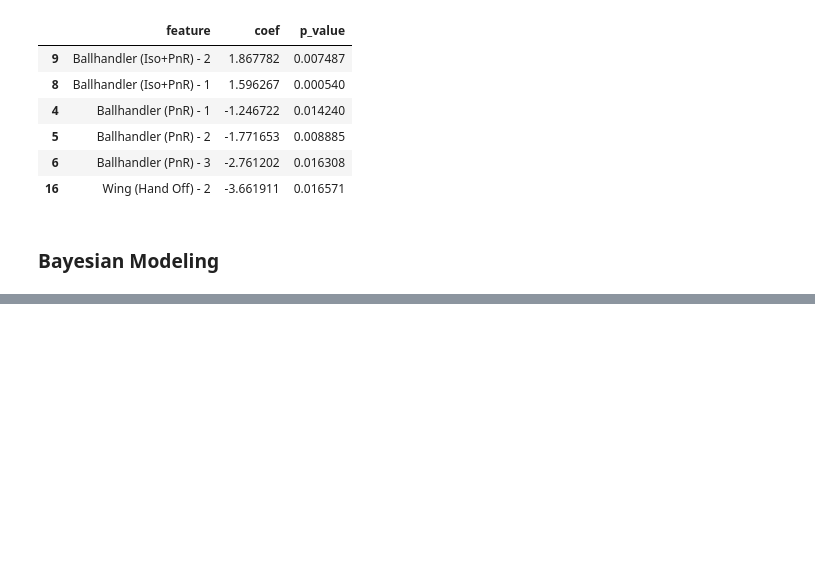
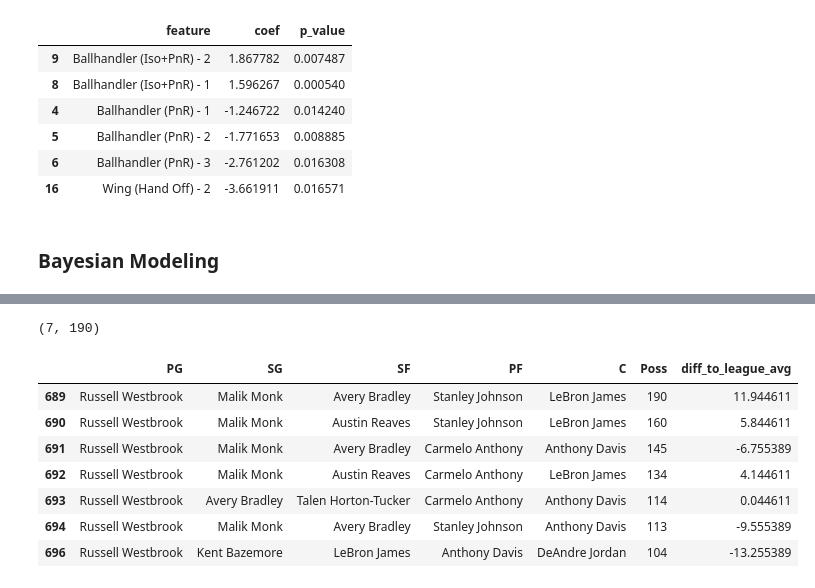
Before and after one commit to xulianrenzoku/synergy_clustering, a Jupyter notebook: nba_clustering_lineup_models.ipynb, the cells around one changed output, grey strips where cells are left out. Drawn from its saved outputs; the diff is of its cells as text; code cells hidden in the pictures; blank space fills up the shorter version.

```diff
--- a/nba_clustering_lineup_models.ipynb
+++ b/nba_clustering_lineup_models.ipynb
@@ -978,0 +1108,28 @@ plt.xlim(-10, 10)
+# %%
+player = 'Russell Westbrook'
+season = 2021
+cluster = 2
+# %%
+A_query, B_query = generate_player_queries(player, season, cluster)
+season_cond = lineup_df_100['season'] == season
+cluster_cond = lineup_df_100[cluster] > 0
+# %%
+lineups_A = lineup_df_100[season_cond & cluster_cond].query(A_query)\
+            ['diff_to_league_avg'].values
+lineups_B = lineup_df_100[season_cond & cluster_cond].query(B_query)\
+            ['diff_to_league_avg'].values
+len(lineups_A), len(lineups_B)
+# %% [output]
+(7, 190)
+# %%
+lineup_df_100[season_cond & cluster_cond].query(A_query)\
+[positions + ['Poss', 'diff_to_league_avg']]
+# %% [output]
+|  | PG | SG | SF | PF | C | Poss | diff_to_league_avg |
+| 689 | Russell Westbrook | Malik Monk | Avery Bradley | Stanley Johnson | LeBron James | 190 | 11.944611 |
+| 690 | Russell Westbrook | Malik Monk | Austin Reaves | Stanley Johnson | LeBron James | 160 | 5.844611 |
+| 691 | Russell Westbrook | Malik Monk | Avery Bradley | Carmelo Anthony | Anthony Davis | 145 | -6.755389 |
+| 692 | Russell Westbrook | Malik Monk | Austin Reaves | Carmelo Anthony | LeBron James | 134 | 4.144611 |
+| 693 | Russell Westbrook | Avery Bradley | Talen Horton-Tucker | Carmelo Anthony | Anthony Davis | 114 | 0.044611 |
+| 694 | Russell Westbrook | Malik Monk | Avery Bradley | Stanley Johnson | Anthony Davis | 113 | -9.555389 |
+| 696 | Russell Westbrook | Kent Bazemore | LeBron James | Anthony Davis | DeAndre Jordan | 104 | -13.255389 |
```
Also changed, not shown: parts of 66 cells of this notebook.
